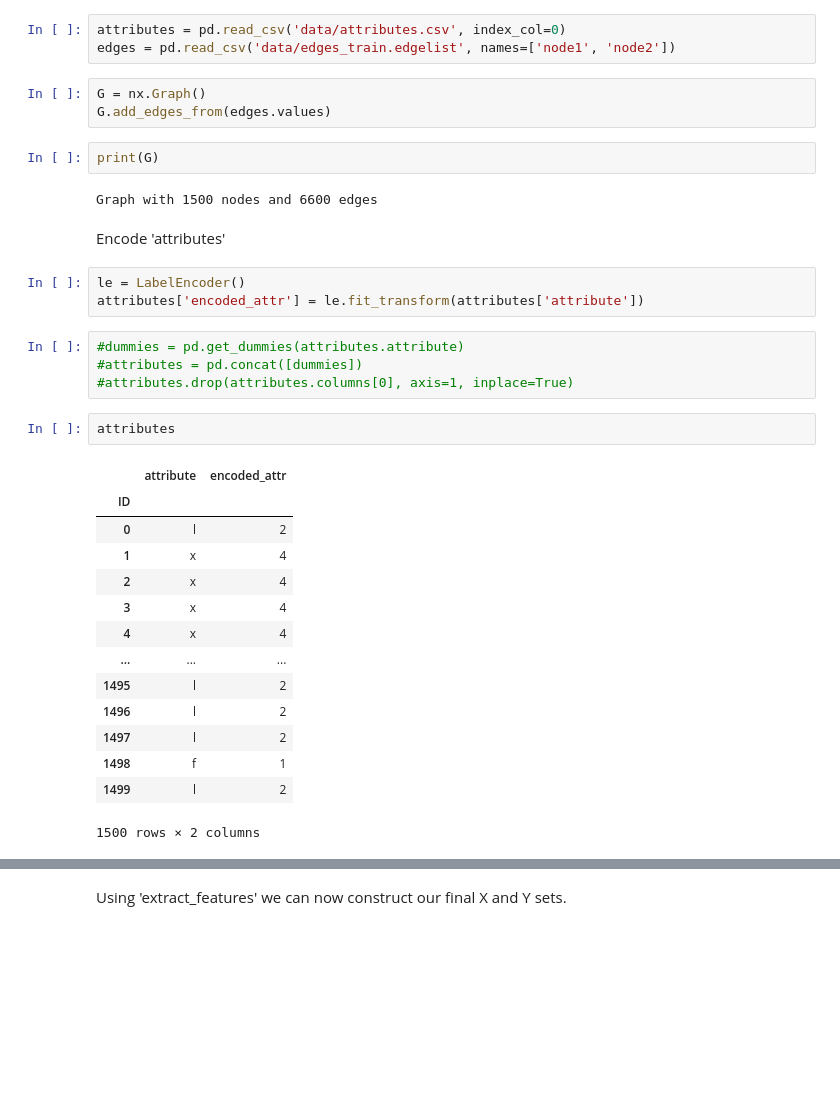
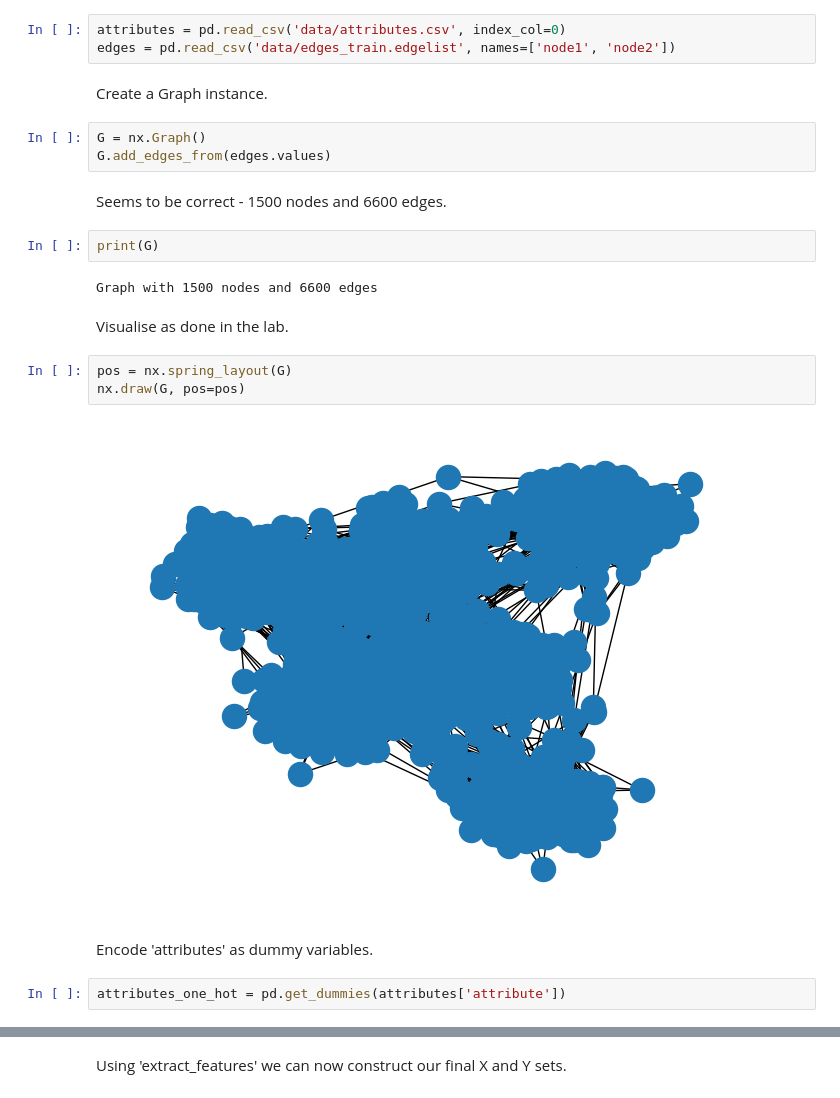
Before and after one commit to aahepburn/link-prediction, a Jupyter notebook: feature-eng-modelling.ipynb, the cells around one changed output, grey strips where cells are left out. Cells and saved outputs as stored; diff of their text form; blank space fills up the shorter version.

```diff
--- a/feature-eng-modelling.ipynb
+++ b/feature-eng-modelling.ipynb
@@ -16,38 +26,27 @@ os.chdir('/Users/alexanderhepburn/Documents/MSc Data Science/1 DS Fundamentals/A
 # %%
 attributes = pd.read_csv('data/attributes.csv', index_col=0)
 edges = pd.read_csv('data/edges_train.edgelist', names=['node1', 'node2'])
+# %% [markdown]
+Create a Graph instance.
 # %%
 G = nx.Graph()
 G.add_edges_from(edges.values)
+# %% [markdown]
+Seems to be correct - 1500 nodes and 6600 edges.
 # %%
 print(G)
 # %% [output]
 Graph with 1500 nodes and 6600 edges
+# %% [markdown]
+Visualise as done in the lab.
+# %%
+pos = nx.spring_layout(G)
+nx.draw(G, pos=pos)
+# %% [output]
+[figure, added]
 # %% [markdown]
-Encode 'attributes'
+Encode 'attributes' as dummy variables.
 # %%
-le = LabelEncoder()
-attributes['encoded_attr'] = le.fit_transform(attributes['attribute'])
+attributes_one_hot = pd.get_dummies(attributes['attribute'])
-# %%
-#dummies = pd.get_dummies(attributes.attribute)
-#attributes = pd.concat([dummies])
-#attributes.drop(attributes.columns[0], axis=1, inplace=True)
-# %%
-attributes
-# %% [output]
-|  | attribute | encoded_attr |
-| ID |  |  |
-| 0 | l | 2 |
-| 1 | x | 4 |
-| 2 | x | 4 |
-| 3 | x | 4 |
-| 4 | x | 4 |
-| ... | ... | ... |
-| 1495 | l | 2 |
-| 1496 | l | 2 |
-| 1497 | l | 2 |
-| 1498 | f | 1 |
-| 1499 | l | 2 |
-1500 rows × 2 columns
 # %% [markdown]
 This function calculates several features based on each pair of nodes within the network.
```
Also changed, not shown: parts of 27 cells of this notebook.
